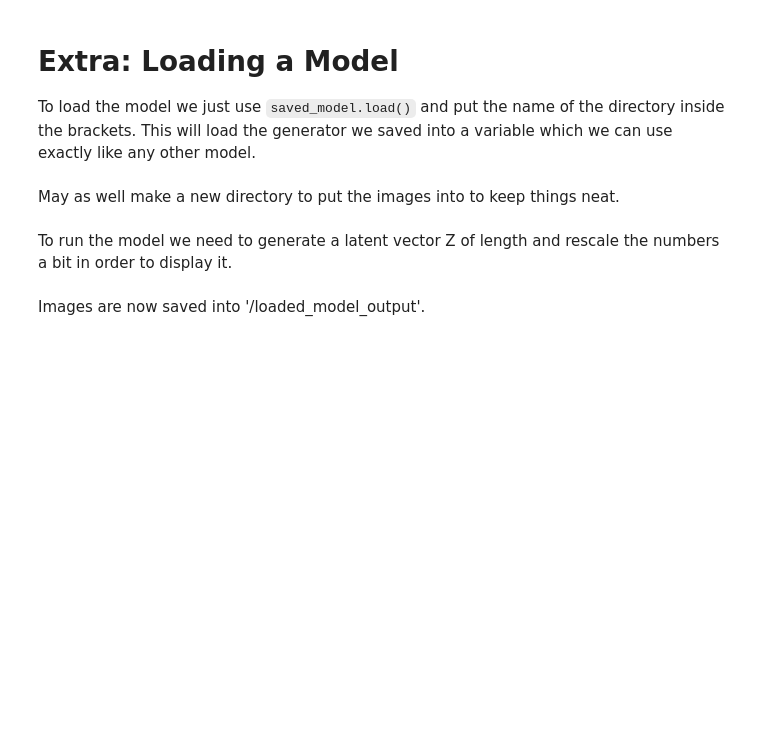
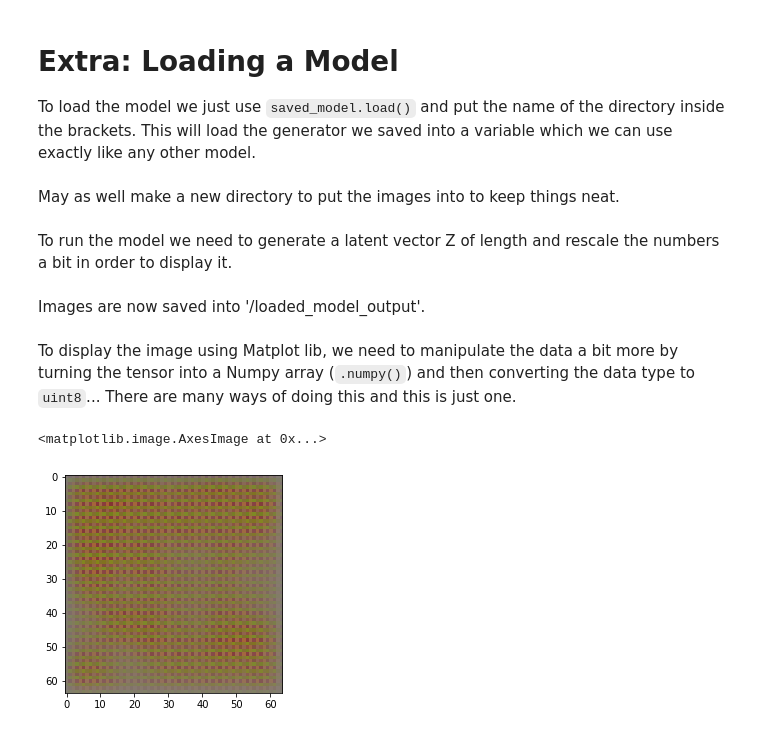
Before and after one commit to joshmurr/machine-learnings, a Jupyter notebook: cci-dsai/DCGAN_Keras_Cutsom_Dataset.ipynb, the cells around one changed output. Cells and saved outputs as stored; diff of their text form; code cells hidden in the pictures; blank space fills up the shorter version.

```diff
--- a/cci-dsai/DCGAN_Keras_Cutsom_Dataset.ipynb
+++ b/cci-dsai/DCGAN_Keras_Cutsom_Dataset.ipynb
@@ -467,3 +468,10 @@ for i in range(batch_size):
   saved_images_counter += 1
 # %% [markdown]
 Images are now saved into '/loaded_model_output'.
+# %% [markdown]
+To display the image using Matplot lib, we need to manipulate the data a bit more by turning the tensor into a Numpy array (`.numpy()`) and then converting the data type to `uint8`... There are many ways of doing this and this is just one.
+# %%
+plt.imshow(generated_images[0].numpy().astype(np.uint8))
+# %% [output]
+<matplotlib.image.AxesImage at 0x...>
+[figure, added]
```
Also changed, not shown: parts of 1 cell of this notebook.
